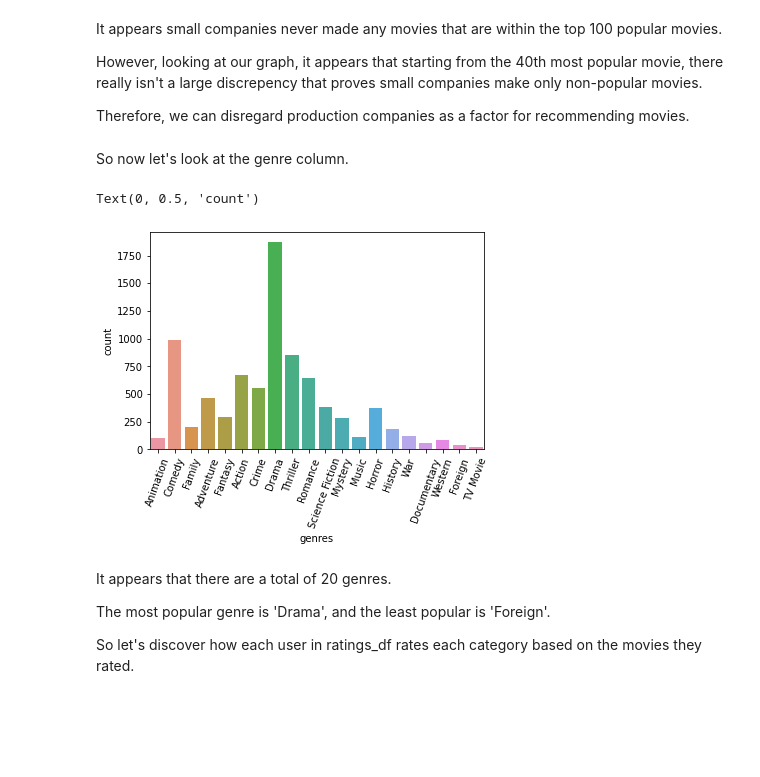
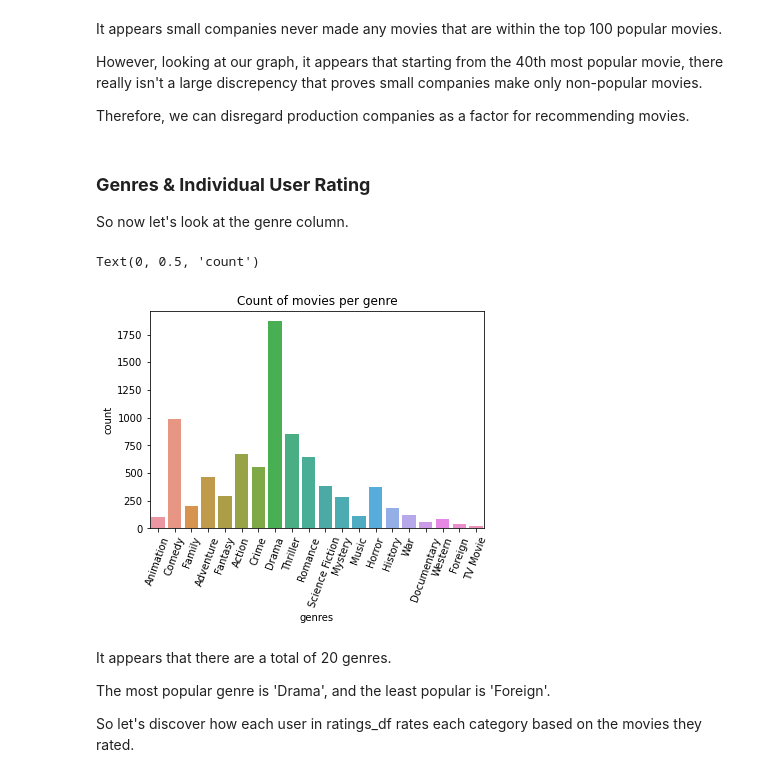
Before and after one commit to kunhwiko/Movie_Recommendation, a Jupyter notebook: src/CIS545_Group_Project.ipynb, the cells around one changed output. Cells and saved outputs as stored; diff of their text form; code cells hidden in the pictures; blank space fills up the shorter version.

```diff
--- a/src/CIS545_Group_Project.ipynb
+++ b/src/CIS545_Group_Project.ipynb
@@ -186,7 +180,7 @@ movies_df = ps.sqldf(query, locals())
 # Finally convert columns to how we want them
 movies_df['genres'] = movies_df['genres'].apply(lambda x : eval("[" + x[1:-1] + "]"))
 movies_df['production_companies'] = movies_df['production_companies'].apply(lambda x : eval("[" + x[1:-1] + "]"))
-keywords_df['keywords'] = keywords_df['keywords'].apply(lambda x : eval("[" + x[1:-1] + "]"))
+movies_df['keywords'] = movies_df['keywords'].apply(lambda x : eval("[" + x[1:-1] + "]"))
 # %%
 # Make sure we have enough unique users before continuing
 query = '''
@@ -247,21 +242,25 @@ Therefore, we can disregard production companies as a factor for recommending mo
 # %%
 movies_df.drop(columns = ['production_companies'], inplace=True)
 # %% [markdown]
+### **Genres & Individual User Rating**
+
 So now let's look at the genre column.
 # %%
 all_genres = {}
 
 for i in range(number_of_rows):
   for genre in movies_df['genres'].iloc[i]:
     all_genres[genre] = all_genres.get(genre, 0) + 1
 
 sns.barplot(list(all_genres.keys()), list(all_genres.values()))
 plt.xticks(rotation=70)
+
+plt.title("Count of movies per genre")
 plt.xlabel('genres')
 plt.ylabel('count')
 # %% [output]
 Text(0, 0.5, 'count')
-[figure, old version]
+[figure, new version]
 # %% [markdown]
 It appears that there are a total of 20 genres.
 
```
Also changed, not shown: parts of 44 cells of this notebook.
